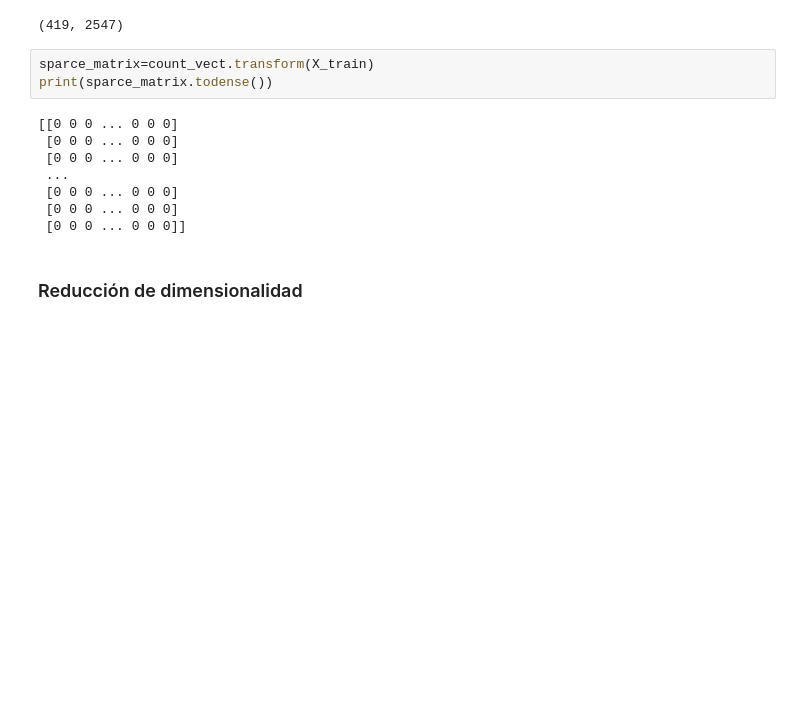
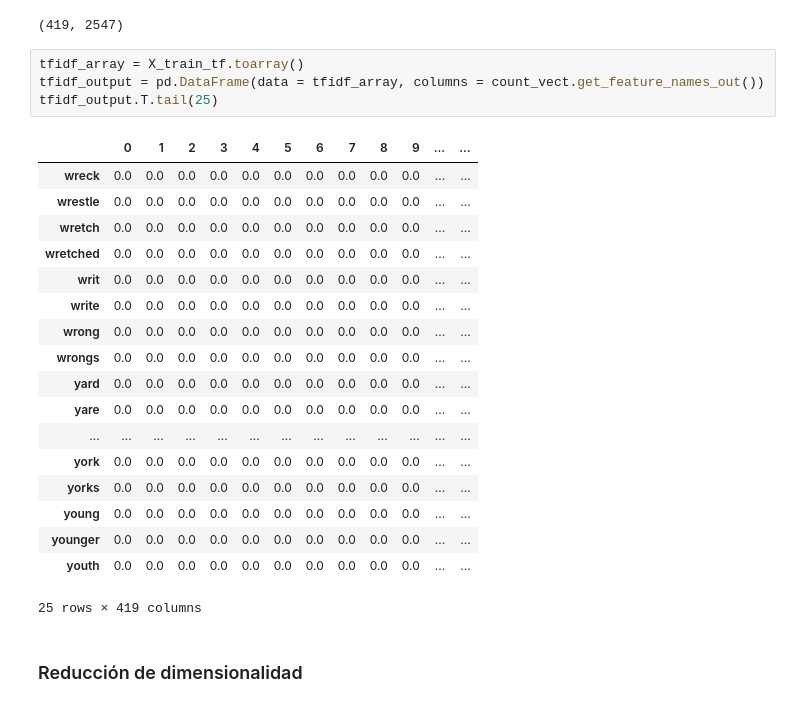
Before and after one commit to MariaEugenia/IntroCD, a Jupyter notebook: Tarea_2/shakespeare_tarea_2.ipynb, the cells around one changed output. Cells and saved outputs as stored; diff of their text form; blank space fills up the shorter version.

```diff
--- a/Tarea_2/shakespeare_tarea_2.ipynb
+++ b/Tarea_2/shakespeare_tarea_2.ipynb
@@ -252,17 +329,29 @@ X_train_tf
 X_train_tf.shape
 # %% [output]
 (419, 2547)
-# %%
-sparce_matrix=count_vect.transform(X_train)
-print(sparce_matrix.todense())
-# %% [output]
-[[0 0 0 ... 0 0 0]
- [0 0 0 ... 0 0 0]
- [0 0 0 ... 0 0 0]
- ...
- [0 0 0 ... 0 0 0]
- [0 0 0 ... 0 0 0]
- [0 0 0 ... 0 0 0]]
+# %%
+tfidf_array = X_train_tf.toarray()
+tfidf_output = pd.DataFrame(data = tfidf_array, columns = count_vect.get_feature_names_out())
+tfidf_output.T.tail(25)
+# %% [output]
+|  | 0 | 1 | 2 | 3 | 4 | 5 | 6 | 7 | 8 | 9 | ... | ... |
+| wreck | 0.0 | 0.0 | 0.0 | 0.0 | 0.0 | 0.0 | 0.0 | 0.0 | 0.0 | 0.0 | ... | ... |
+| wrestle | 0.0 | 0.0 | 0.0 | 0.0 | 0.0 | 0.0 | 0.0 | 0.0 | 0.0 | 0.0 | ... | ... |
+| wretch | 0.0 | 0.0 | 0.0 | 0.0 | 0.0 | 0.0 | 0.0 | 0.0 | 0.0 | 0.0 | ... | ... |
+| wretched | 0.0 | 0.0 | 0.0 | 0.0 | 0.0 | 0.0 | 0.0 | 0.0 | 0.0 | 0.0 | ... | ... |
+| writ | 0.0 | 0.0 | 0.0 | 0.0 | 0.0 | 0.0 | 0.0 | 0.0 | 0.0 | 0.0 | ... | ... |
+| write | 0.0 | 0.0 | 0.0 | 0.0 | 0.0 | 0.0 | 0.0 | 0.0 | 0.0 | 0.0 | ... | ... |
+| wrong | 0.0 | 0.0 | 0.0 | 0.0 | 0.0 | 0.0 | 0.0 | 0.0 | 0.0 | 0.0 | ... | ... |
+| wrongs | 0.0 | 0.0 | 0.0 | 0.0 | 0.0 | 0.0 | 0.0 | 0.0 | 0.0 | 0.0 | ... | ... |
+| yard | 0.0 | 0.0 | 0.0 | 0.0 | 0.0 | 0.0 | 0.0 | 0.0 | 0.0 | 0.0 | ... | ... |
+| yare | 0.0 | 0.0 | 0.0 | 0.0 | 0.0 | 0.0 | 0.0 | 0.0 | 0.0 | 0.0 | ... | ... |
+| ... | ... | ... | ... | ... | ... | ... | ... | ... | ... | ... | ... | ... |
+| york | 0.0 | 0.0 | 0.0 | 0.0 | 0.0 | 0.0 | 0.0 | 0.0 | 0.0 | 0.0 | ... | ... |
+| yorks | 0.0 | 0.0 | 0.0 | 0.0 | 0.0 | 0.0 | 0.0 | 0.0 | 0.0 | 0.0 | ... | ... |
+| young | 0.0 | 0.0 | 0.0 | 0.0 | 0.0 | 0.0 | 0.0 | 0.0 | 0.0 | 0.0 | ... | ... |
+| younger | 0.0 | 0.0 | 0.0 | 0.0 | 0.0 | 0.0 | 0.0 | 0.0 | 0.0 | 0.0 | ... | ... |
+| youth | 0.0 | 0.0 | 0.0 | 0.0 | 0.0 | 0.0 | 0.0 | 0.0 | 0.0 | 0.0 | ... | ... |
+25 rows × 419 columns
 # %% [markdown]
 ### Reducción de dimensionalidad
 # %%
```
Also changed, not shown: parts of 15 cells of this notebook.
